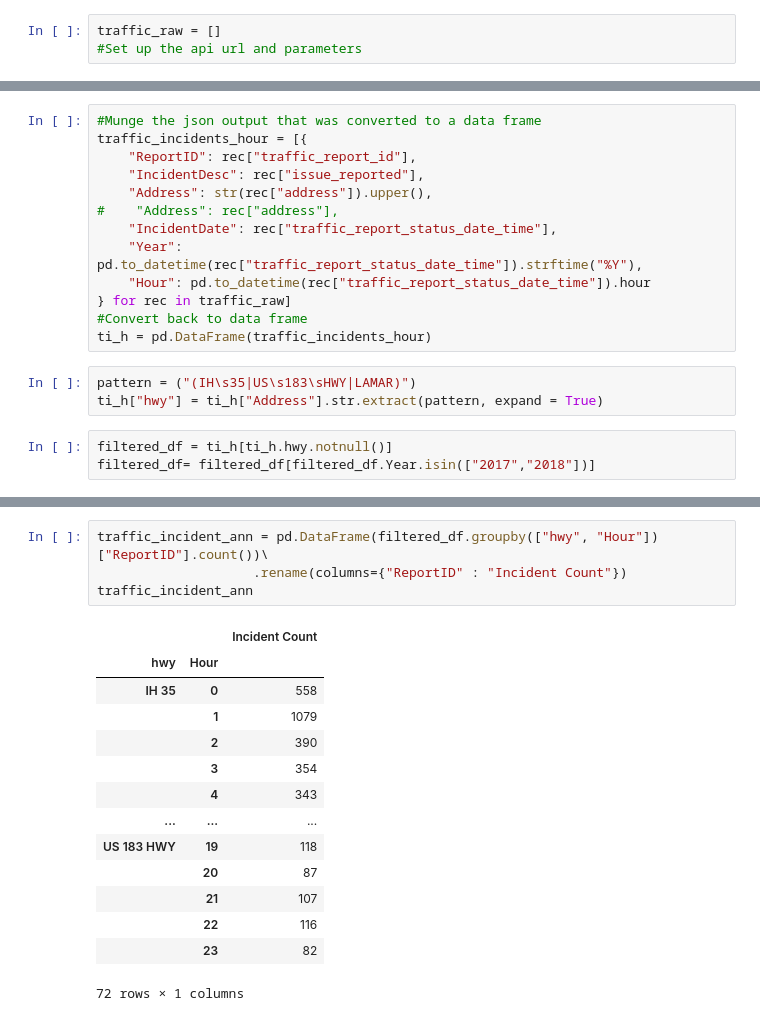
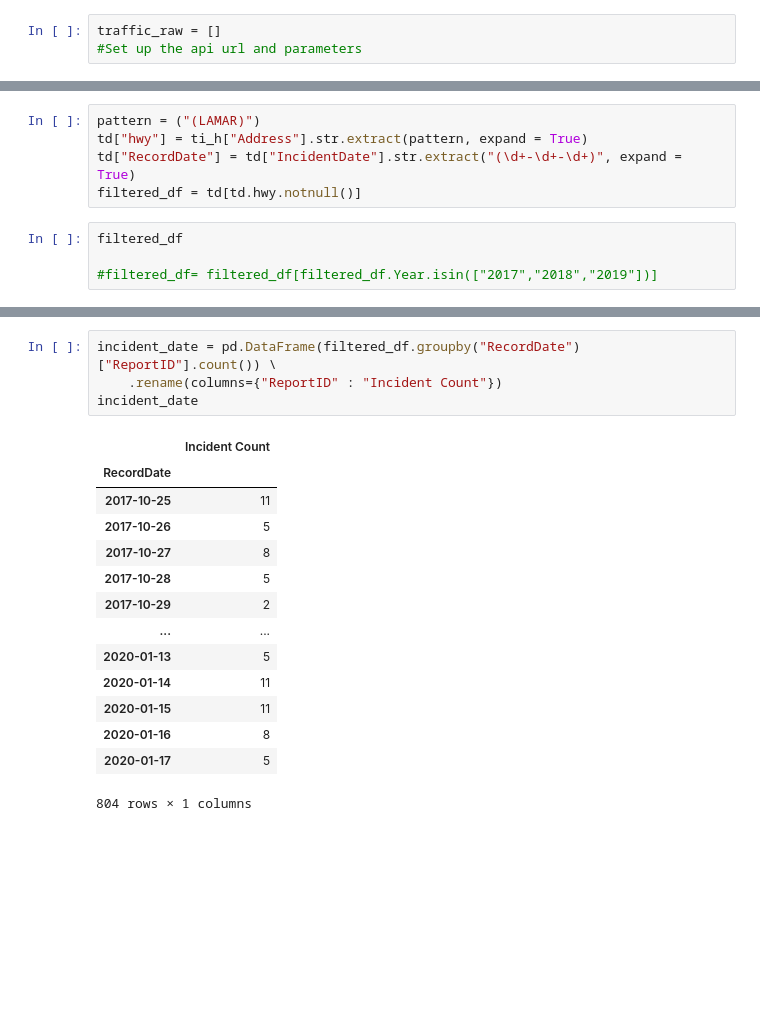
Before and after one commit to SaifeelMomin/Project1---Team_BigBend, a Jupyter notebook: traffic_incident_apis/data.austin/Austin.data.traffic_api.ipynb, the cells around one changed output, grey strips where cells are left out. Saved outputs shown, nothing was run; the diff lists cells and outputs as text; blank space fills up the shorter version.

```diff
--- a/traffic_incident_apis/data.austin/Austin.data.traffic_api.ipynb
+++ b/traffic_incident_apis/data.austin/Austin.data.traffic_api.ipynb
@@ -55,19 +68,9 @@ pd.DataFrame(traffic_raw)
-# %%
-#Munge the json output that was converted to a data frame
-traffic_incidents_hour = [{
-    "ReportID": rec["traffic_report_id"],
-    "IncidentDesc": rec["issue_reported"],
-    "Address": str(rec["address"]).upper(),
-#    "Address": rec["address"],
-    "IncidentDate": rec["traffic_report_status_date_time"],
-    "Year": pd.to_datetime(rec["traffic_report_status_date_time"]).strftime("%Y"),
-    "Hour": pd.to_datetime(rec["traffic_report_status_date_time"]).hour
-} for rec in traffic_raw]
-#Convert back to data frame
-ti_h = pd.DataFrame(traffic_incidents_hour)
 # %%
-pattern = ("(IH\s35|US\s183\sHWY|LAMAR)")
-ti_h["hwy"] = ti_h["Address"].str.extract(pattern, expand = True)
+pattern = ("(LAMAR)")
+td["hwy"] = ti_h["Address"].str.extract(pattern, expand = True)
+td["RecordDate"] = td["IncidentDate"].str.extract("(\d+-\d+-\d+)", expand = True)
+filtered_df = td[td.hwy.notnull()]
 # %%
-filtered_df = ti_h[ti_h.hwy.notnull()]
-filtered_df= filtered_df[filtered_df.Year.isin(["2017","2018"])]
+filtered_df
+
+#filtered_df= filtered_df[filtered_df.Year.isin(["2017","2018","2019"])]
@@ -74,19 +91,19 @@ filtered_df= filtered_df[filtered_df.Year.isin(["2017","2018"])]
 # %%
-traffic_incident_ann = pd.DataFrame(filtered_df.groupby(["hwy", "Hour"])["ReportID"].count())\
-                    .rename(columns={"ReportID" : "Incident Count"})
-traffic_incident_ann
+incident_date = pd.DataFrame(filtered_df.groupby("RecordDate")["ReportID"].count()) \
+    .rename(columns={"ReportID" : "Incident Count"})
+incident_date
 # %% [output]
-|  |  | Incident Count |
-| hwy | Hour |  |
-| IH 35 | 0 | 558 |
-|  | 1 | 1079 |
-|  | 2 | 390 |
-|  | 3 | 354 |
-|  | 4 | 343 |
-| ... | ... | ... |
-| US 183 HWY | 19 | 118 |
-|  | 20 | 87 |
-|  | 21 | 107 |
-|  | 22 | 116 |
-|  | 23 | 82 |
+|  | Incident Count |
+| RecordDate |  |
+| 2017-10-25 | 11 |
+| 2017-10-26 | 5 |
+| 2017-10-27 | 8 |
+| 2017-10-28 | 5 |
+| 2017-10-29 | 2 |
+| ... | ... |
+| 2020-01-13 | 5 |
+| 2020-01-14 | 11 |
+| 2020-01-15 | 11 |
+| 2020-01-16 | 8 |
+| 2020-01-17 | 5 |
-72 rows × 1 columns
+804 rows × 1 columns
```
Also changed, not shown: parts of 19 cells of this notebook, 1 other file.
